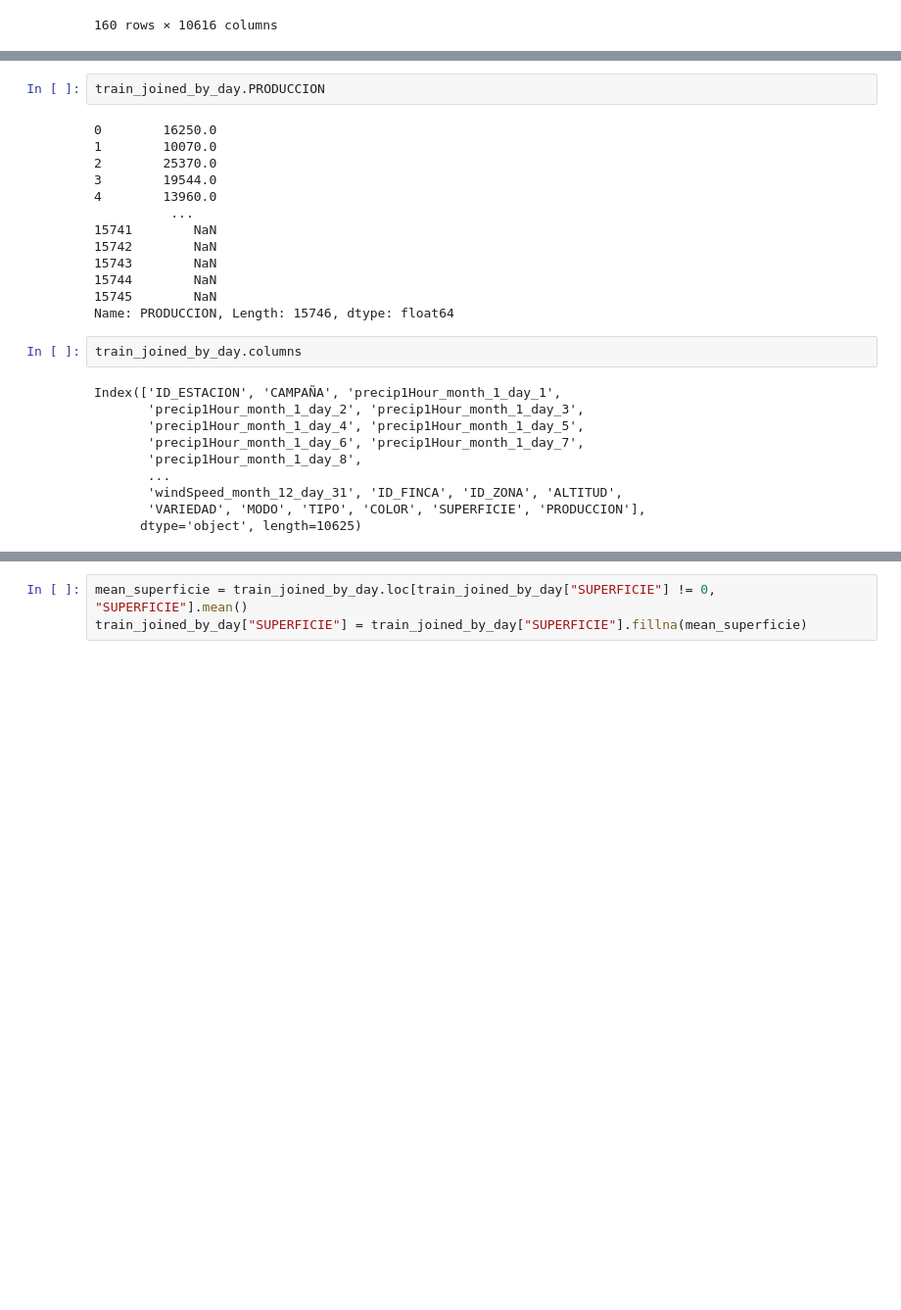
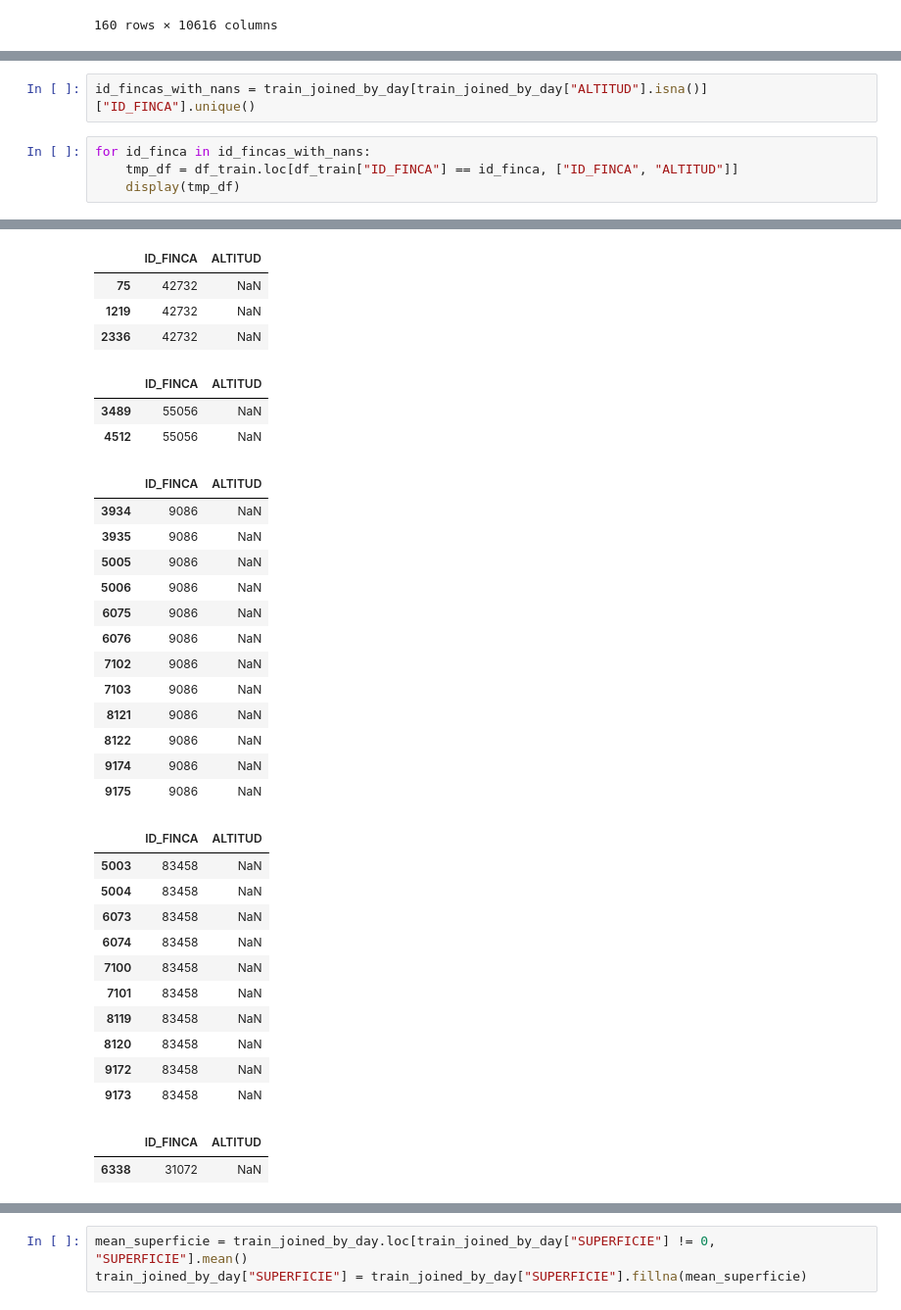
Before and after one commit to Bycarkos/DataHack_Wine_Prediction, a Jupyter notebook: nbs/07-03-2023 - Join datasets.ipynb, the cells around one changed output, grey strips where cells are left out. Shown at 98% size. Drawn from its saved outputs; the diff is of its cells as text; blank space fills up the shorter version.

```diff
--- a/nbs/07-03-2023 - Join datasets.ipynb
+++ b/nbs/07-03-2023 - Join datasets.ipynb
@@ -99,27 +100,7 @@ display(train_joined_by_day)
-# %%
-train_joined_by_day.PRODUCCION
-# %% [output]
-0        16250.0
-1        10070.0
-2        25370.0
-3        19544.0
-4        13960.0
-          ...
-15741        NaN
-15742        NaN
-15743        NaN
-15744        NaN
-15745        NaN
-Name: PRODUCCION, Length: 15746, dtype: float64
-# %%
-train_joined_by_day.columns
-# %% [output]
-Index(['ID_ESTACION', 'CAMPAÑA', 'precip1Hour_month_1_day_1',
-       'precip1Hour_month_1_day_2', 'precip1Hour_month_1_day_3',
-       'precip1Hour_month_1_day_4', 'precip1Hour_month_1_day_5',
-       'precip1Hour_month_1_day_6', 'precip1Hour_month_1_day_7',
-       'precip1Hour_month_1_day_8',
-       ...
-       'windSpeed_month_12_day_31', 'ID_FINCA', 'ID_ZONA', 'ALTITUD',
-       'VARIEDAD', 'MODO', 'TIPO', 'COLOR', 'SUPERFICIE', 'PRODUCCION'],
-      dtype='object', length=10625)
+# %%
+id_fincas_with_nans = train_joined_by_day[train_joined_by_day["ALTITUD"].isna()]["ID_FINCA"].unique()
+# %%
+for id_finca in id_fincas_with_nans:
+    tmp_df = df_train.loc[df_train["ID_FINCA"] == id_finca, ["ID_FINCA", "ALTITUD"]]
+    display(tmp_df)
+# %% [output]
@@ -125,0 +134,33 @@ Index(['ID_ESTACION', 'CAMPAÑA', 'precip1Hour_month_1_day_1',
+|  | ID_FINCA | ALTITUD |
+| 75 | 42732 | NaN |
+| 1219 | 42732 | NaN |
+| 2336 | 42732 | NaN |
+|  | ID_FINCA | ALTITUD |
+| 3489 | 55056 | NaN |
+| 4512 | 55056 | NaN |
+|  | ID_FINCA | ALTITUD |
+| 3934 | 9086 | NaN |
+| 3935 | 9086 | NaN |
+| 5005 | 9086 | NaN |
+| 5006 | 9086 | NaN |
+| 6075 | 9086 | NaN |
+| 6076 | 9086 | NaN |
+| 7102 | 9086 | NaN |
+| 7103 | 9086 | NaN |
+| 8121 | 9086 | NaN |
+| 8122 | 9086 | NaN |
+| 9174 | 9086 | NaN |
+| 9175 | 9086 | NaN |
+|  | ID_FINCA | ALTITUD |
+| 5003 | 83458 | NaN |
+| 5004 | 83458 | NaN |
+| 6073 | 83458 | NaN |
+| 6074 | 83458 | NaN |
+| 7100 | 83458 | NaN |
+| 7101 | 83458 | NaN |
+| 8119 | 83458 | NaN |
+| 8120 | 83458 | NaN |
+| 9172 | 83458 | NaN |
+| 9173 | 83458 | NaN |
+|  | ID_FINCA | ALTITUD |
+| 6338 | 31072 | NaN |
```
Also changed, not shown: parts of 20 cells of this notebook.
